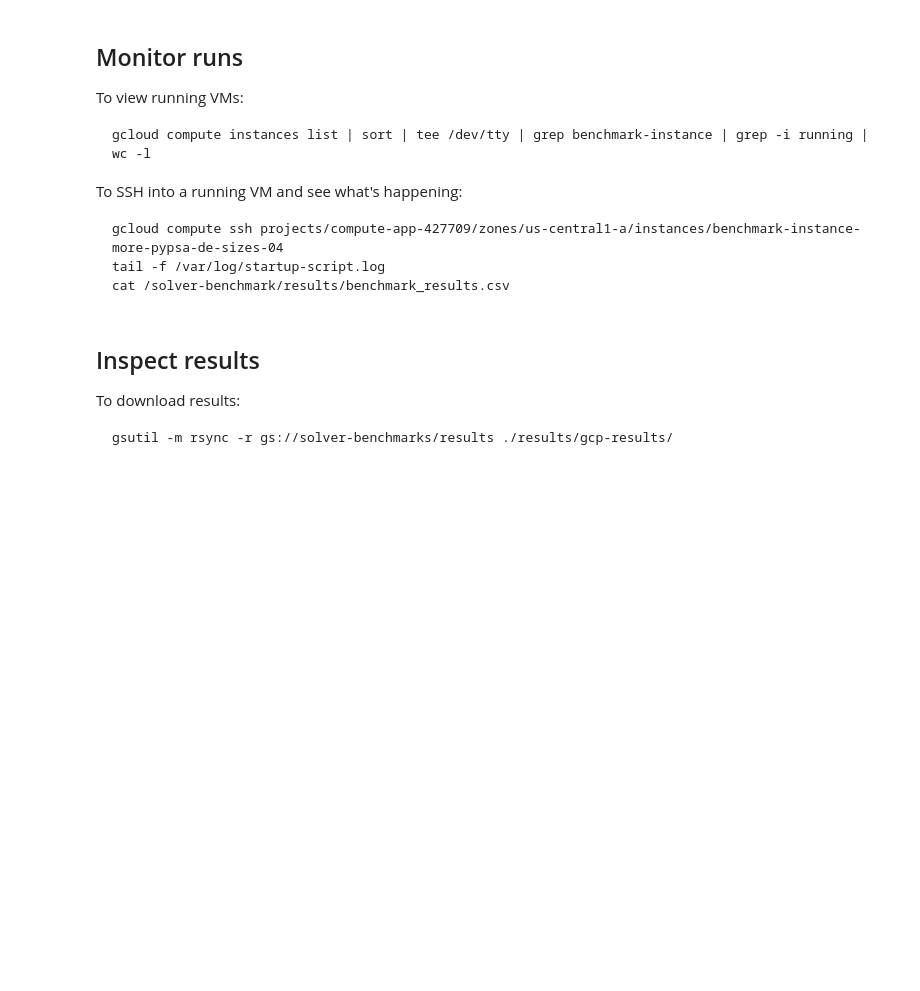
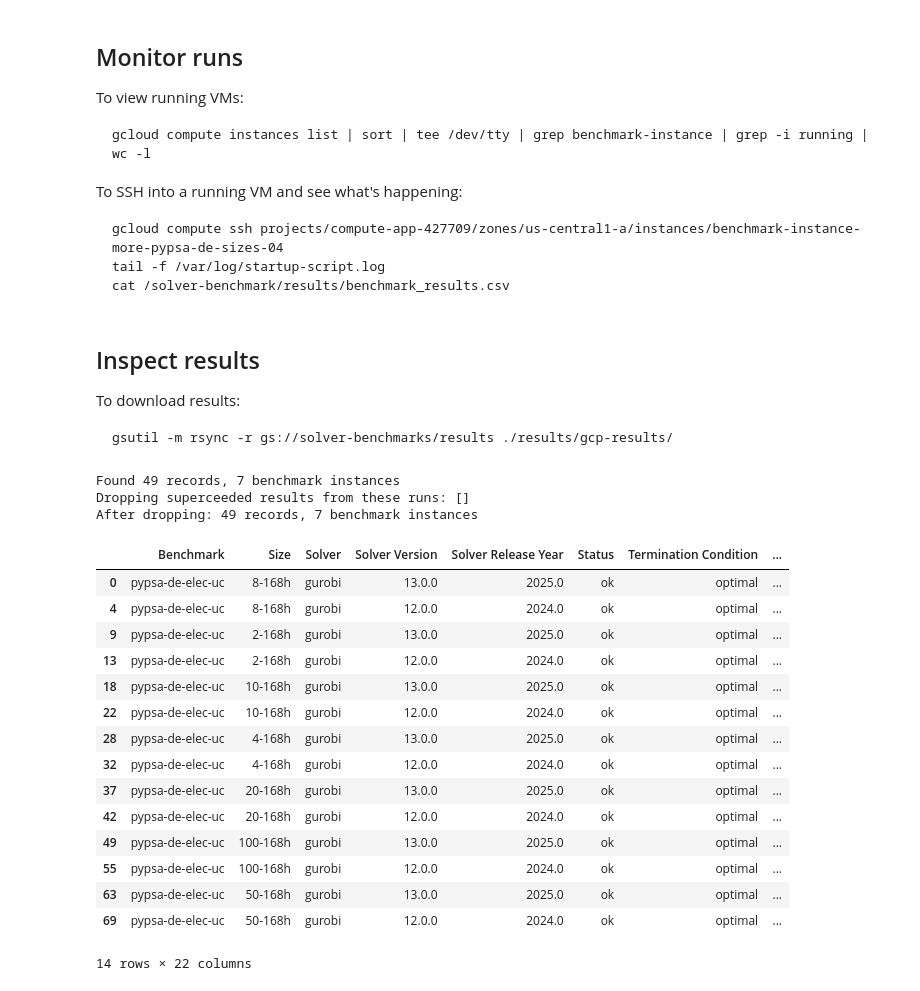
Before and after one commit to open-energy-transition/solver-benchmark, a Jupyter notebook: notebooks/run-pypsa-de-uc-sizes.ipynb, the cells around one changed output. Saved outputs shown, nothing was run; the diff lists cells and outputs as text; code cells hidden in the pictures; blank space fills up the shorter version.

```diff
--- a/notebooks/run-pypsa-de-uc-sizes.ipynb
+++ b/notebooks/run-pypsa-de-uc-sizes.ipynb
@@ -517,3 +425,31 @@ benchmarks_df = load_benchmark_metadata()
 plot_runtime_slowdowns(results.copy(), figsize=(20, 6), max_num_solvers=10)
 # %%
 results["Runtime (s)"].max()
+# %%
+results, variability = load_results(
+    [
+        "../results/gcp-results/20260326-pypsa-de-elec-uc-168h/",
+        "../results/gcp-results/20260402-pypsa-de-elec-uc-168h-large//",
+    ]
+)
+results.query('Solver == "gurobi"')
+# %% [output]
+Found 49 records, 7 benchmark instances
+Dropping superceeded results from these runs: []
+After dropping: 49 records, 7 benchmark instances
+|  | Benchmark | Size | Solver | Solver Version | Solver Release Year | Status | Termination Condition | ... |
+| 0 | pypsa-de-elec-uc | 8-168h | gurobi | 13.0.0 | 2025.0 | ok | optimal | ... |
+| 4 | pypsa-de-elec-uc | 8-168h | gurobi | 12.0.0 | 2024.0 | ok | optimal | ... |
+| 9 | pypsa-de-elec-uc | 2-168h | gurobi | 13.0.0 | 2025.0 | ok | optimal | ... |
+| 13 | pypsa-de-elec-uc | 2-168h | gurobi | 12.0.0 | 2024.0 | ok | optimal | ... |
+| 18 | pypsa-de-elec-uc | 10-168h | gurobi | 13.0.0 | 2025.0 | ok | optimal | ... |
+| 22 | pypsa-de-elec-uc | 10-168h | gurobi | 12.0.0 | 2024.0 | ok | optimal | ... |
+| 28 | pypsa-de-elec-uc | 4-168h | gurobi | 13.0.0 | 2025.0 | ok | optimal | ... |
+| 32 | pypsa-de-elec-uc | 4-168h | gurobi | 12.0.0 | 2024.0 | ok | optimal | ... |
+| 37 | pypsa-de-elec-uc | 20-168h | gurobi | 13.0.0 | 2025.0 | ok | optimal | ... |
+| 42 | pypsa-de-elec-uc | 20-168h | gurobi | 12.0.0 | 2024.0 | ok | optimal | ... |
+| 49 | pypsa-de-elec-uc | 100-168h | gurobi | 13.0.0 | 2025.0 | ok | optimal | ... |
+| 55 | pypsa-de-elec-uc | 100-168h | gurobi | 12.0.0 | 2024.0 | ok | optimal | ... |
+| 63 | pypsa-de-elec-uc | 50-168h | gurobi | 13.0.0 | 2025.0 | ok | optimal | ... |
+| 69 | pypsa-de-elec-uc | 50-168h | gurobi | 12.0.0 | 2024.0 | ok | optimal | ... |
+14 rows × 22 columns
```
Also changed, not shown: parts of 20 cells of this notebook, 1 other file.
